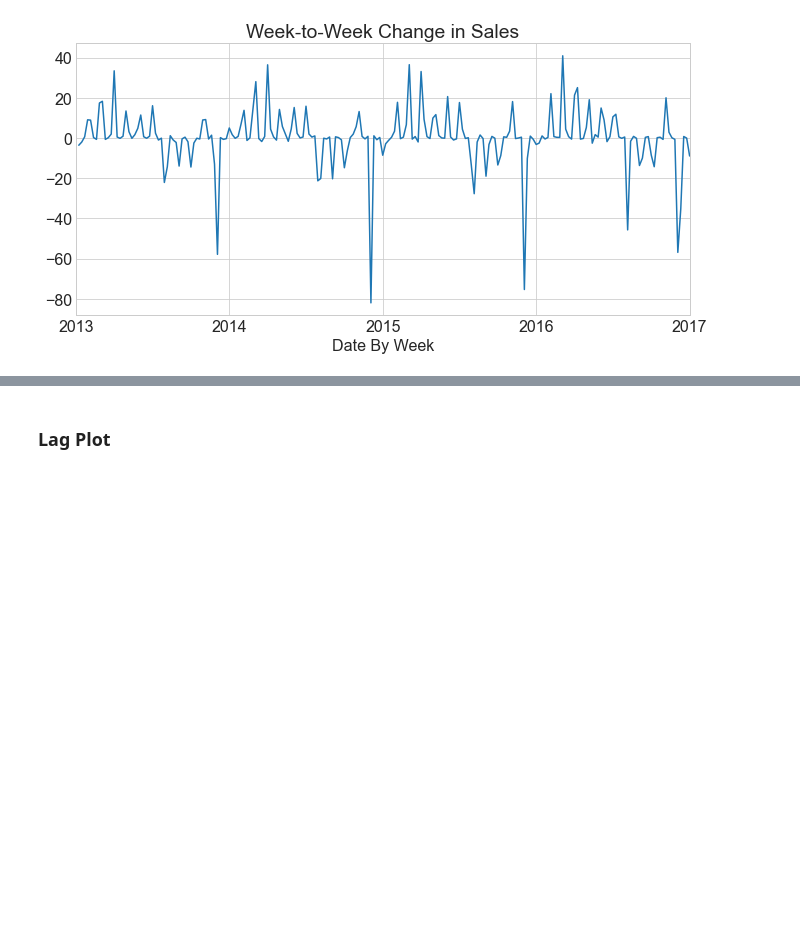
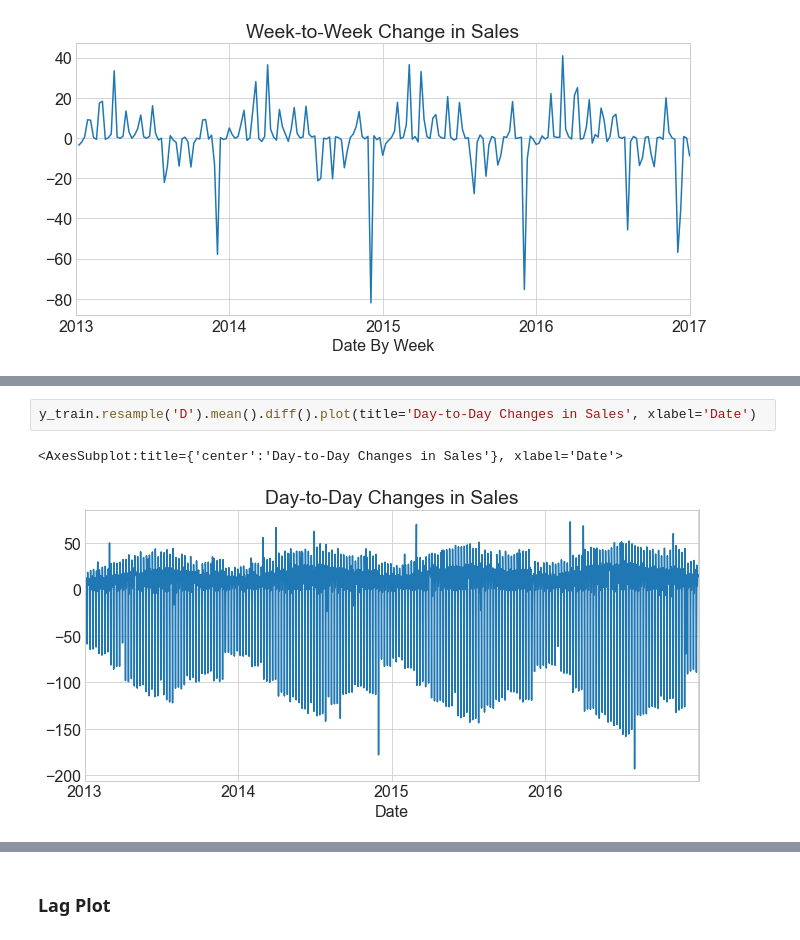
Before and after one commit to BraedenWright/time-series-exercises, a Jupyter notebook: Explore.ipynb, the cells around one changed output, grey strips where cells are left out. Cells and saved outputs as stored; diff of their text form; blank space fills up the shorter version.

```diff
--- a/Explore.ipynb
+++ b/Explore.ipynb
@@ -133,0 +142,5 @@ y_train.resample('W').mean().diff().plot(title='Week-to-Week Change in Sales', x
+# %%
+y_train.resample('D').mean().diff().plot(title='Day-to-Day Changes in Sales', xlabel='Date')
+# %% [output]
+<AxesSubplot:title={'center':'Day-to-Day Changes in Sales'}, xlabel='Date'>
+[figure, added]
```
Also changed, not shown: parts of 4 cells of this notebook.
